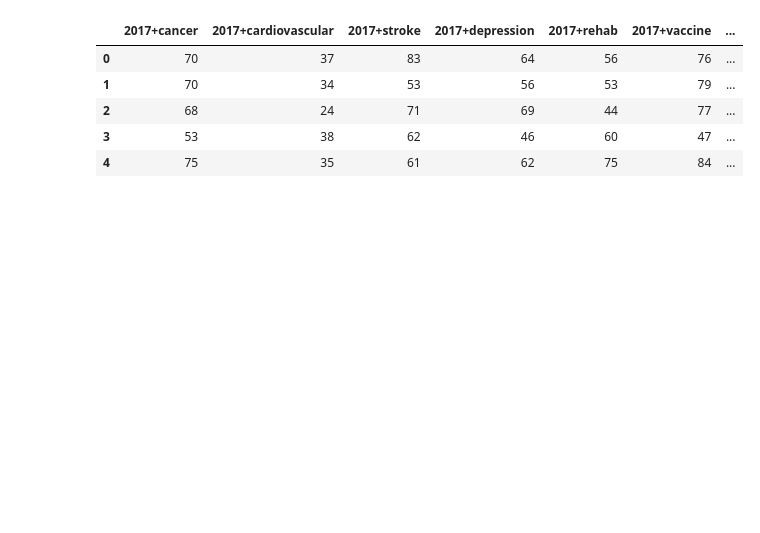
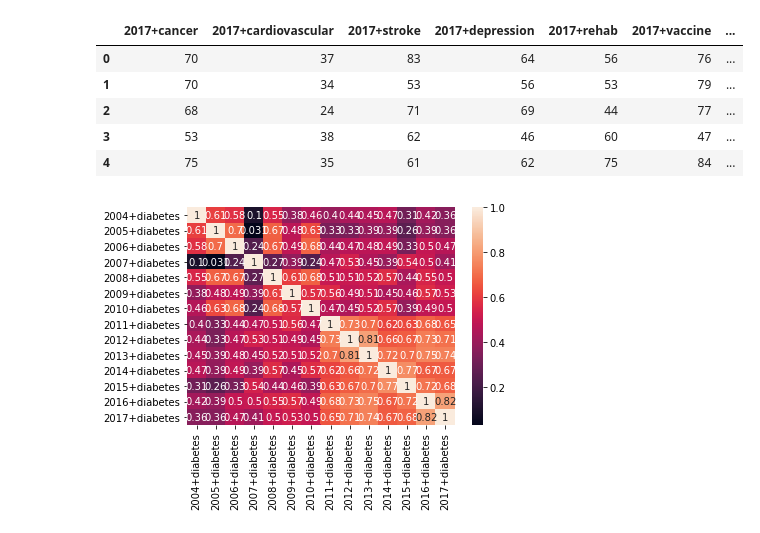
Before and after one commit to NohaKareem/Exploring-health-searches, a Jupyter notebook: Exploring health searches.ipynb, the cells around one changed output. Cells and saved outputs as stored; diff of their text form; code cells hidden in the pictures; blank space fills up the shorter version.

```diff
--- a/Exploring health searches.ipynb
+++ b/Exploring health searches.ipynb
@@ -62,5 +65,14 @@ filter_17.head()
 | 2 | 68 | 24 | 71 | 69 | 44 | 77 | ... |
 | 3 | 53 | 38 | 62 | 46 | 60 | 47 | ... |
 | 4 | 75 | 35 | 61 | 62 | 75 | 84 | ... |
+# %%
+# %% filtering by search str, diabetes
+filter_diabetes = data.filter(regex='diabetes')
+filter_diabetes.head()
+diabetes_corr = filter_diabetes.corr()
+sns.heatmap(diabetes_corr, annot = True, xticklabels=diabetes_corr.columns, yticklabels=diabetes_corr.columns)
+mpl.show()
+# %% [output]
+[figure, added]
 # %%
 # %% explore highest correlations in 2004
```
Also changed, not shown: parts of 6 cells of this notebook, 1 other file.
